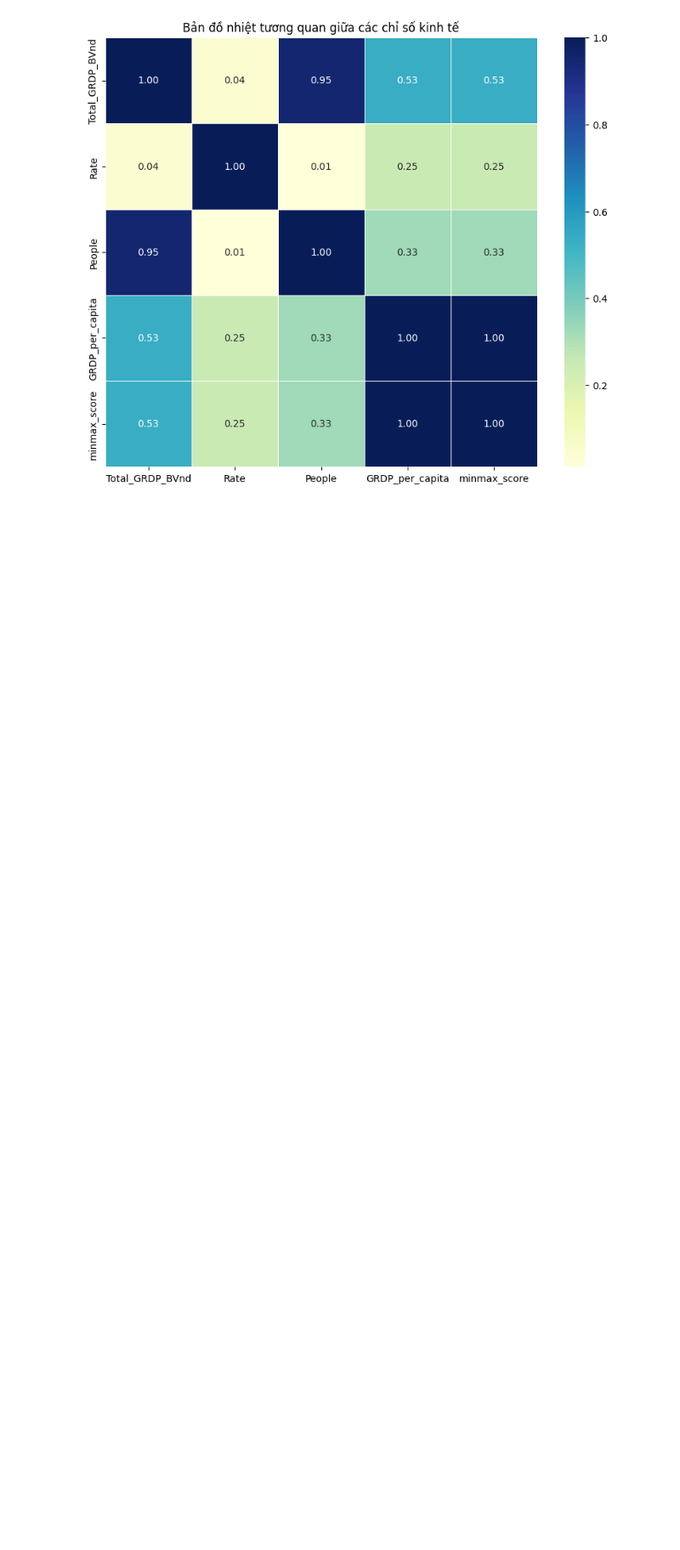
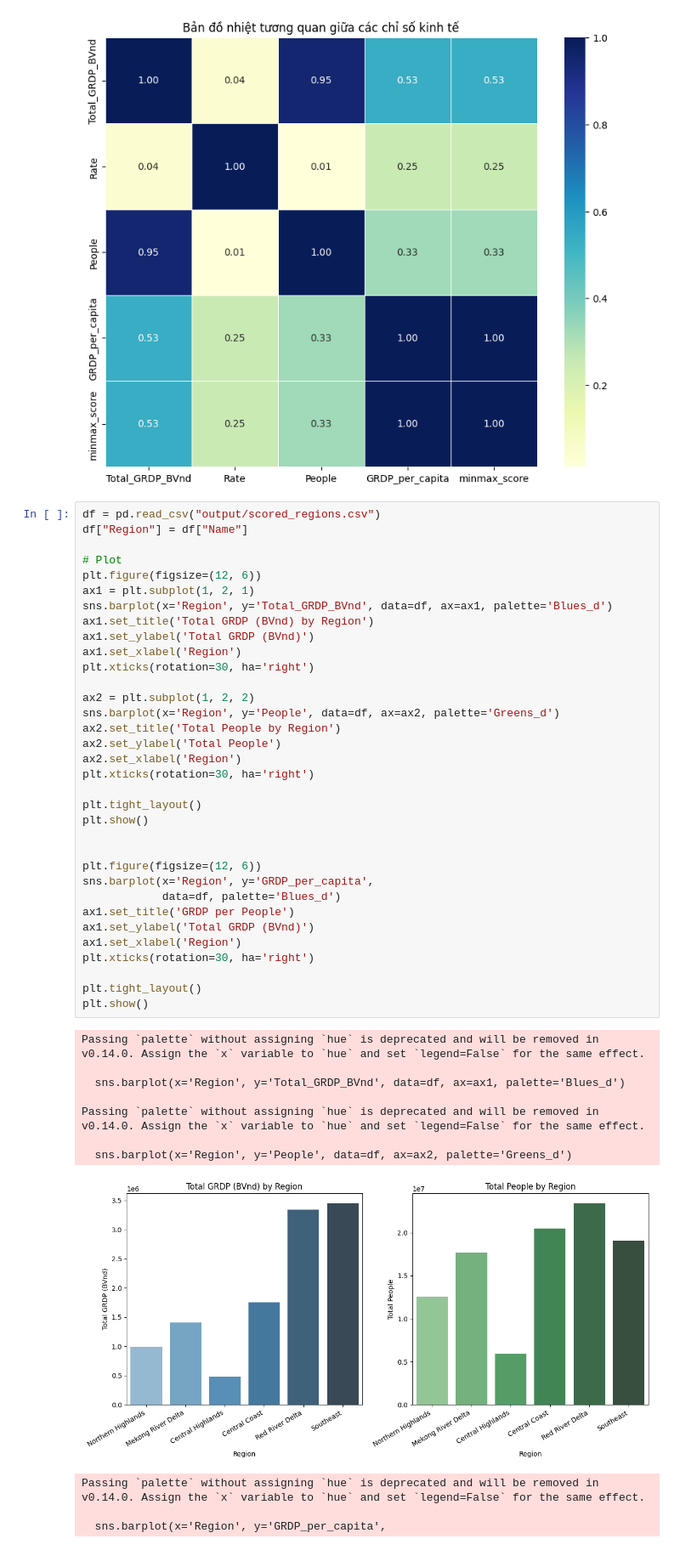
Before and after one commit to QuanHoangNgoc/Rise-Strategy-Task-Phase-3, a Jupyter notebook: visualize.ipynb, the cells around one changed output. Shown at 85% size. Cells and saved outputs as stored; diff of their text form; blank space fills up the shorter version.

```diff
--- a/visualize.ipynb
+++ b/visualize.ipynb
@@ -151,3 +151,49 @@ Passing `palette` without assigning `hue` is deprecated and will be removed in v
   sns.violinplot(x='score', y='Rate', data=df, palette="Set3")
 [figure]
 [figure]
+# %%
+df = pd.read_csv("output/scored_regions.csv")
+df["Region"] = df["Name"]
+
+# Plot
+plt.figure(figsize=(12, 6))
+ax1 = plt.subplot(1, 2, 1)
+sns.barplot(x='Region', y='Total_GRDP_BVnd', data=df, ax=ax1, palette='Blues_d')
+ax1.set_title('Total GRDP (BVnd) by Region')
+ax1.set_ylabel('Total GRDP (BVnd)')
+ax1.set_xlabel('Region')
+plt.xticks(rotation=30, ha='right')
+
+ax2 = plt.subplot(1, 2, 2)
+sns.barplot(x='Region', y='People', data=df, ax=ax2, palette='Greens_d')
+ax2.set_title('Total People by Region')
+ax2.set_ylabel('Total People')
+ax2.set_xlabel('Region')
+plt.xticks(rotation=30, ha='right')
+
+plt.tight_layout()
+plt.show()
+
+
+plt.figure(figsize=(12, 6))
+sns.barplot(x='Region', y='GRDP_per_capita',
+            data=df, palette='Blues_d')
+ax1.set_title('GRDP per People')
+ax1.set_ylabel('Total GRDP (BVnd)')
+ax1.set_xlabel('Region')
+plt.xticks(rotation=30, ha='right')
+
+plt.tight_layout()
+plt.show()
+# %% [output]
+Passing `palette` without assigning `hue` is deprecated and will be removed in v0.14.0. Assign the `x` variable to `hue` and set `legend=False` for the same effect.
+
+  sns.barplot(x='Region', y='Total_GRDP_BVnd', data=df, ax=ax1, palette='Blues_d')
+
+Passing `palette` without assigning `hue` is deprecated and will be removed in v0.14.0. Assign the `x` variable to `hue` and set `legend=False` for the same effect.
+
+  sns.barplot(x='Region', y='People', data=df, ax=ax2, palette='Greens_d')
+[figure, added]
+Passing `palette` without assigning `hue` is deprecated and will be removed in v0.14.0. Assign the `x` variable to `hue` and set `legend=False` for the same effect.
+
+  sns.barplot(x='Region', y='GRDP_per_capita',
```
Also changed, not shown: parts of 1 cell of this notebook, 6 other files.
